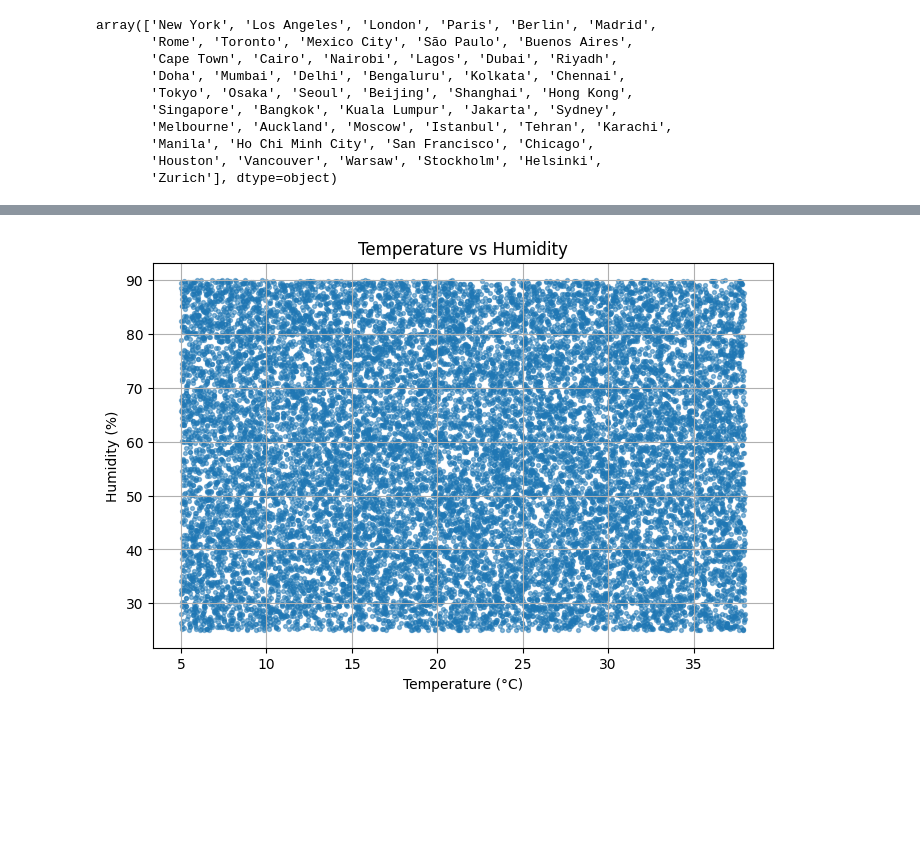
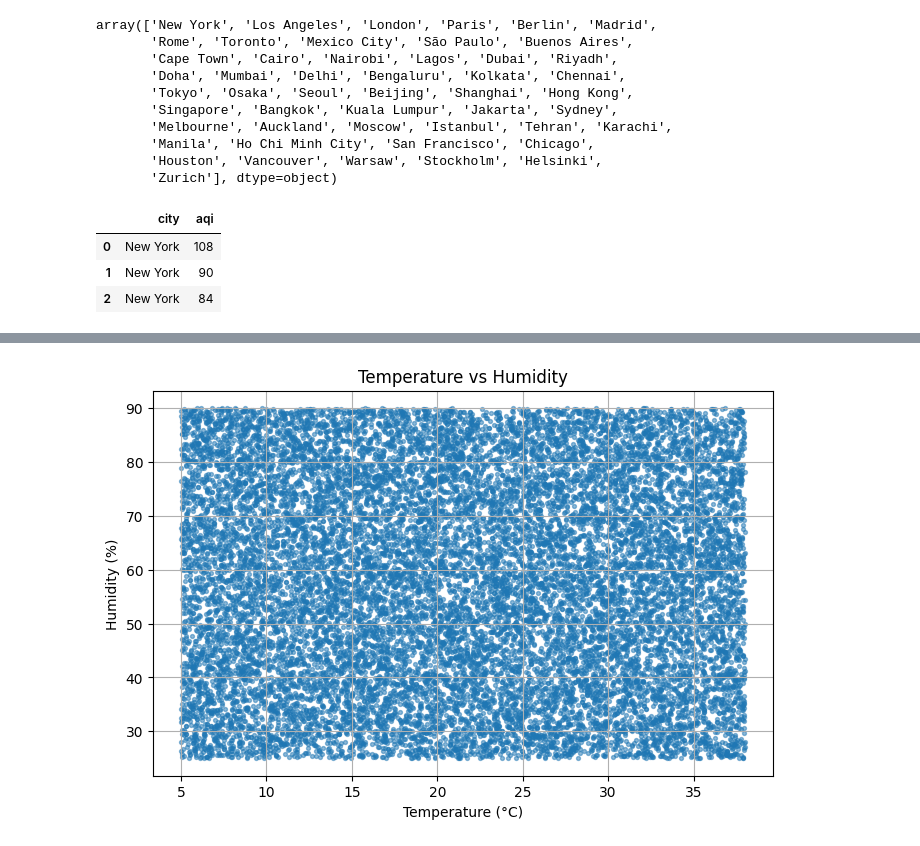
Before and after one commit to 2k24cs2r2512607-sketch/machine-learning-journey, a Jupyter notebook: EDA/Air_quality_EDA/cleaning_data.ipynb, the cells around one changed output, grey strips where cells are left out. Cells and saved outputs as stored; diff of their text form; code cells hidden in the pictures; blank space fills up the shorter version.

```diff
--- a/EDA/Air_quality_EDA/cleaning_data.ipynb
+++ b/EDA/Air_quality_EDA/cleaning_data.ipynb
@@ -107,3 +107,10 @@ array(['New York', 'Los Angeles', 'London', 'Paris', 'Berlin', 'Madrid',
        'Manila', 'Ho Chi Minh City', 'San Francisco', 'Chicago',
        'Houston', 'Vancouver', 'Warsaw', 'Stockholm', 'Helsinki',
        'Zurich'], dtype=object)
+# %%
+df.loc[0:2,['city','aqi']]
+# %% [output]
+|  | city | aqi |
+| 0 | New York | 108 |
+| 1 | New York | 90 |
+| 2 | New York | 84 |
```
Also changed, not shown: parts of 7 cells of this notebook.
